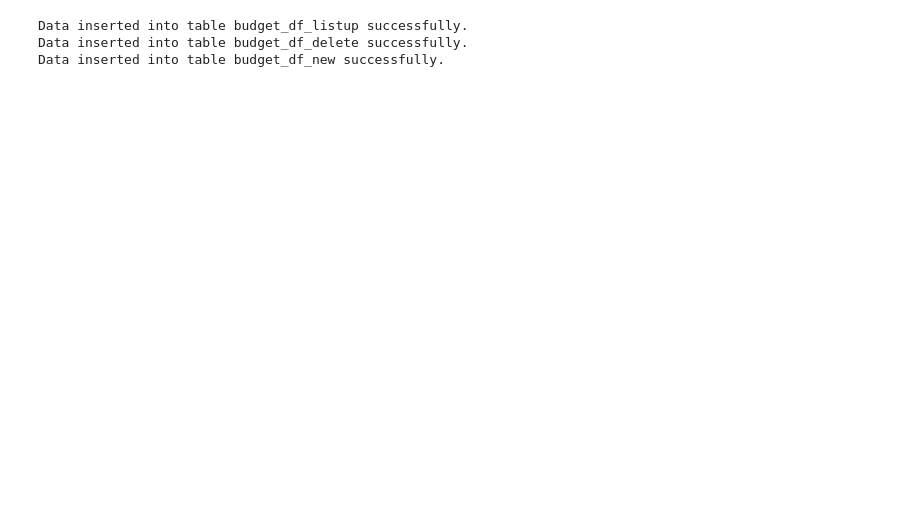
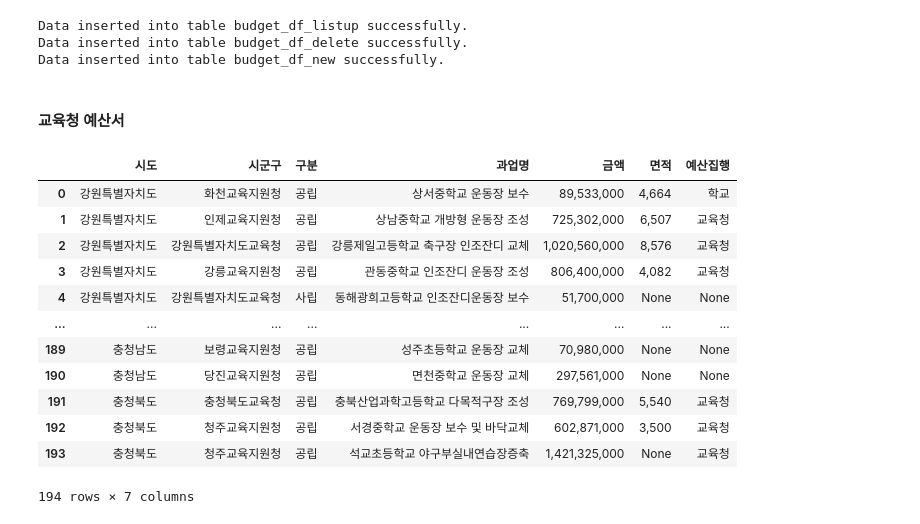
Before and after one commit to kkwann/mido_project, a Jupyter notebook: Data_preprocessing.ipynb, the cells around one changed output. Cells and saved outputs as stored; diff of their text form; code cells hidden in the pictures; blank space fills up the shorter version.

```diff
--- a/Data_preprocessing.ipynb
+++ b/Data_preprocessing.ipynb
@@ -254,3 +254,23 @@ save_dataframe_to_bigquery(budget_df_new,'budget','budget_df_new',bigquerykey_pa
 Data inserted into table budget_df_listup successfully.
 Data inserted into table budget_df_delete successfully.
 Data inserted into table budget_df_new successfully.
+# %% [markdown]
+#### 교육청 예산서
+# %%
+# 빅쿼리에서 불러오기
+edu_budget_df = get_dataframe_from_bigquery('edu','edu_budget',bigquerykey_path)
+edu_budget_df.sort_values('시도').reset_index(drop=True)
+# %% [output]
+|  | 시도 | 시군구 | 구분 | 과업명 | 금액 | 면적 | 예산집행 |
+| 0 | 강원특별자치도 | 화천교육지원청 | 공립 | 상서중학교 운동장 보수 | 89,533,000 | 4,664 | 학교 |
+| 1 | 강원특별자치도 | 인제교육지원청 | 공립 | 상남중학교 개방형 운동장 조성 | 725,302,000 | 6,507 | 교육청 |
+| 2 | 강원특별자치도 | 강원특별자치도교육청 | 공립 | 강릉제일고등학교 축구장 인조잔디 교체 | 1,020,560,000 | 8,576 | 교육청 |
+| 3 | 강원특별자치도 | 강릉교육지원청 | 공립 | 관동중학교 인조잔디 운동장 조성 | 806,400,000 | 4,082 | 교육청 |
+| 4 | 강원특별자치도 | 강원특별자치도교육청 | 사립 | 동해광희고등학교 인조잔디운동장 보수 | 51,700,000 | None | None |
+| ... | ... | ... | ... | ... | ... | ... | ... |
+| 189 | 충청남도 | 보령교육지원청 | 공립 | 성주초등학교 운동장 교체 | 70,980,000 | None | None |
+| 190 | 충청남도 | 당진교육지원청 | 공립 | 면천중학교 운동장 교체 | 297,561,000 | None | None |
+| 191 | 충청북도 | 충청북도교육청 | 공립 | 충북산업과학고등학교 다목적구장 조성 | 769,799,000 | 5,540 | 교육청 |
+| 192 | 충청북도 | 청주교육지원청 | 공립 | 서경중학교 운동장 보수 및 바닥교체 | 602,871,000 | 3,500 | 교육청 |
+| 193 | 충청북도 | 청주교육지원청 | 공립 | 석교초등학교 야구부실내연습장증축 | 1,421,325,000 | None | 교육청 |
+194 rows × 7 columns
```
Also changed, not shown: parts of 9 cells of this notebook, 3 other files.
